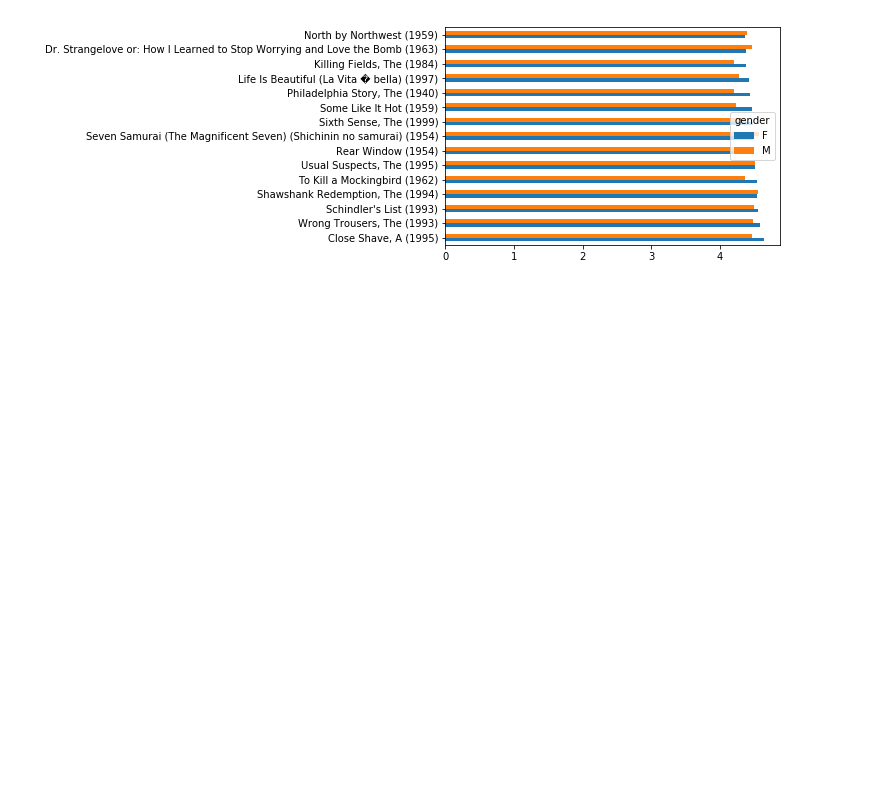
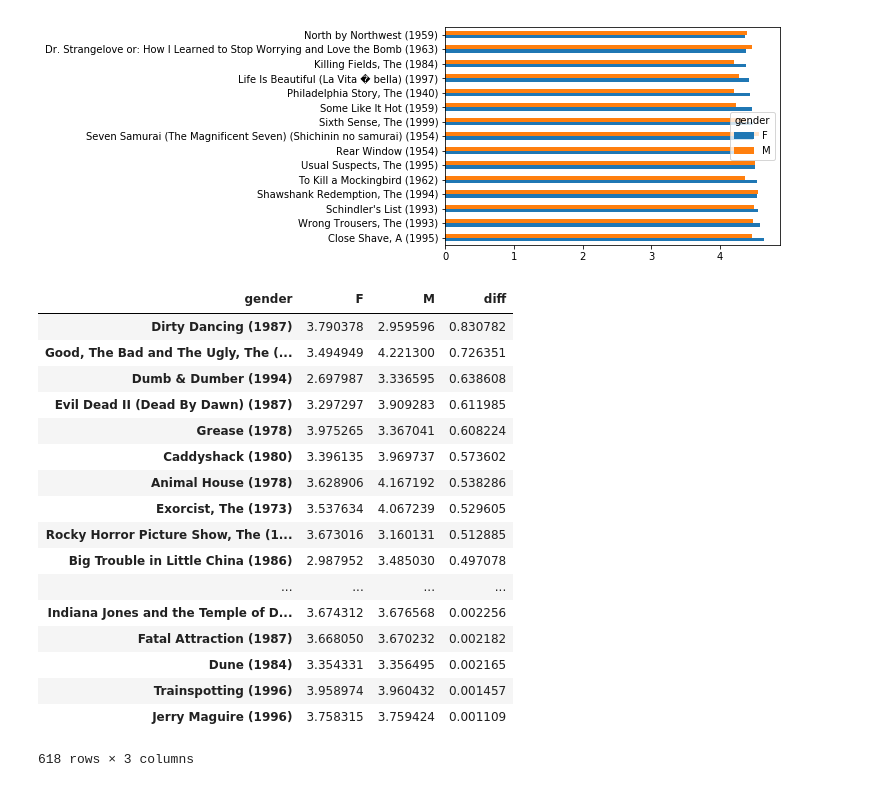
Before and after one commit to mehulchopradev/keyur-data-analytics, a Jupyter notebook: movies_analysis.ipynb, the cells around one changed output. Cells and saved outputs as stored; diff of their text form; code cells hidden in the pictures; blank space fills up the shorter version.

```diff
--- a/movies_analysis.ipynb
+++ b/movies_analysis.ipynb
@@ -188,3 +188,27 @@ d6.plot(kind='barh')
 plt.show()
 # %% [output]
 [figure]
+# %%
+d5['diff'] = d5['F'] - d5['M']
+d5['diff'] = d5['diff'].abs()
+d7 = d5.sort_values(by='diff', ascending=False)
+d7
+# %% [output]
+| gender | F | M | diff |
+| Dirty Dancing (1987) | 3.790378 | 2.959596 | 0.830782 |
+| Good, The Bad and The Ugly, The (... | 3.494949 | 4.221300 | 0.726351 |
+| Dumb & Dumber (1994) | 2.697987 | 3.336595 | 0.638608 |
+| Evil Dead II (Dead By Dawn) (1987) | 3.297297 | 3.909283 | 0.611985 |
+| Grease (1978) | 3.975265 | 3.367041 | 0.608224 |
+| Caddyshack (1980) | 3.396135 | 3.969737 | 0.573602 |
+| Animal House (1978) | 3.628906 | 4.167192 | 0.538286 |
+| Exorcist, The (1973) | 3.537634 | 4.067239 | 0.529605 |
+| Rocky Horror Picture Show, The (1... | 3.673016 | 3.160131 | 0.512885 |
+| Big Trouble in Little China (1986) | 2.987952 | 3.485030 | 0.497078 |
+| ... | ... | ... | ... |
+| Indiana Jones and the Temple of D... | 3.674312 | 3.676568 | 0.002256 |
+| Fatal Attraction (1987) | 3.668050 | 3.670232 | 0.002182 |
+| Dune (1984) | 3.354331 | 3.356495 | 0.002165 |
+| Trainspotting (1996) | 3.958974 | 3.960432 | 0.001457 |
+| Jerry Maguire (1996) | 3.758315 | 3.759424 | 0.001109 |
+618 rows × 3 columns
```
Also changed, not shown: parts of 2 cells of this notebook, 2 other files.
